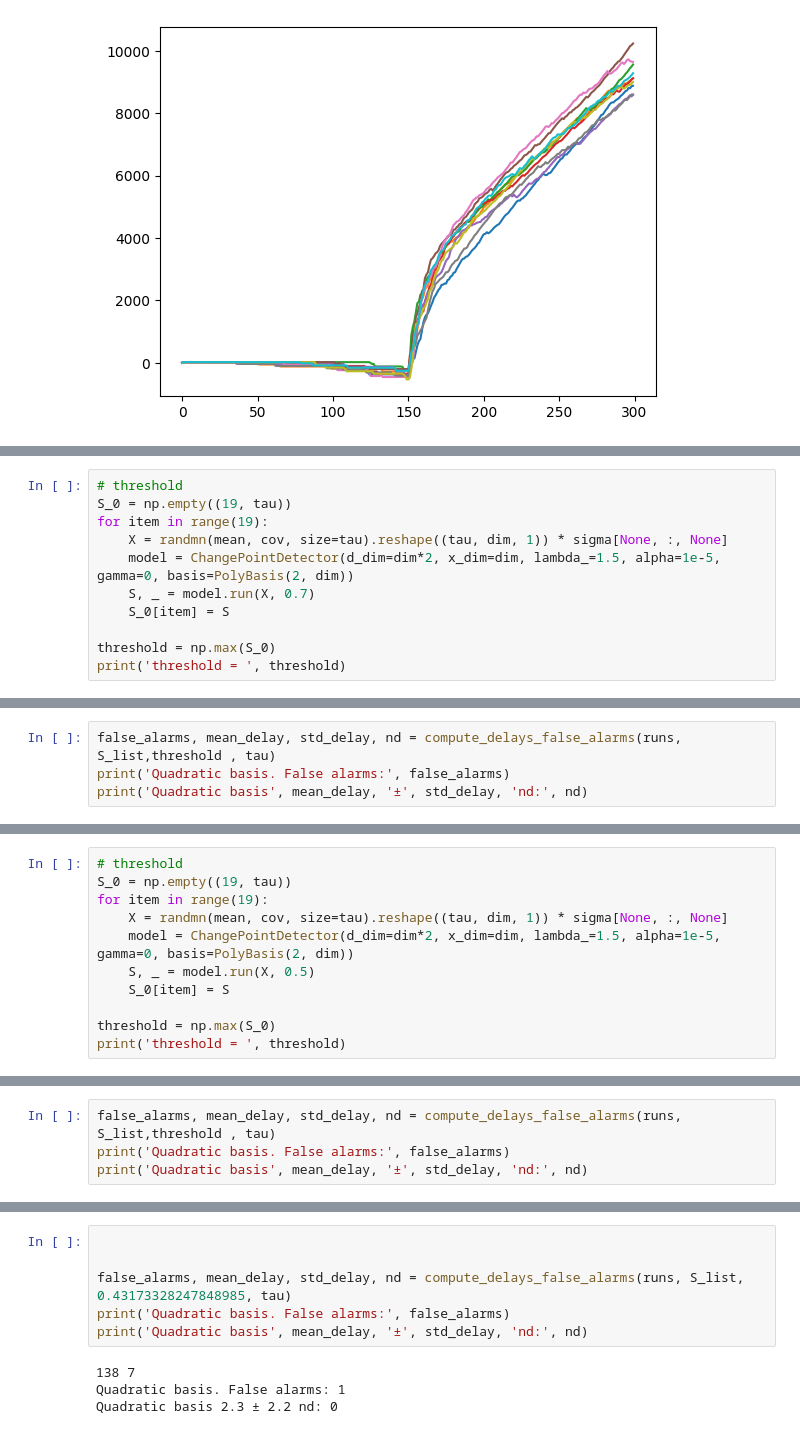
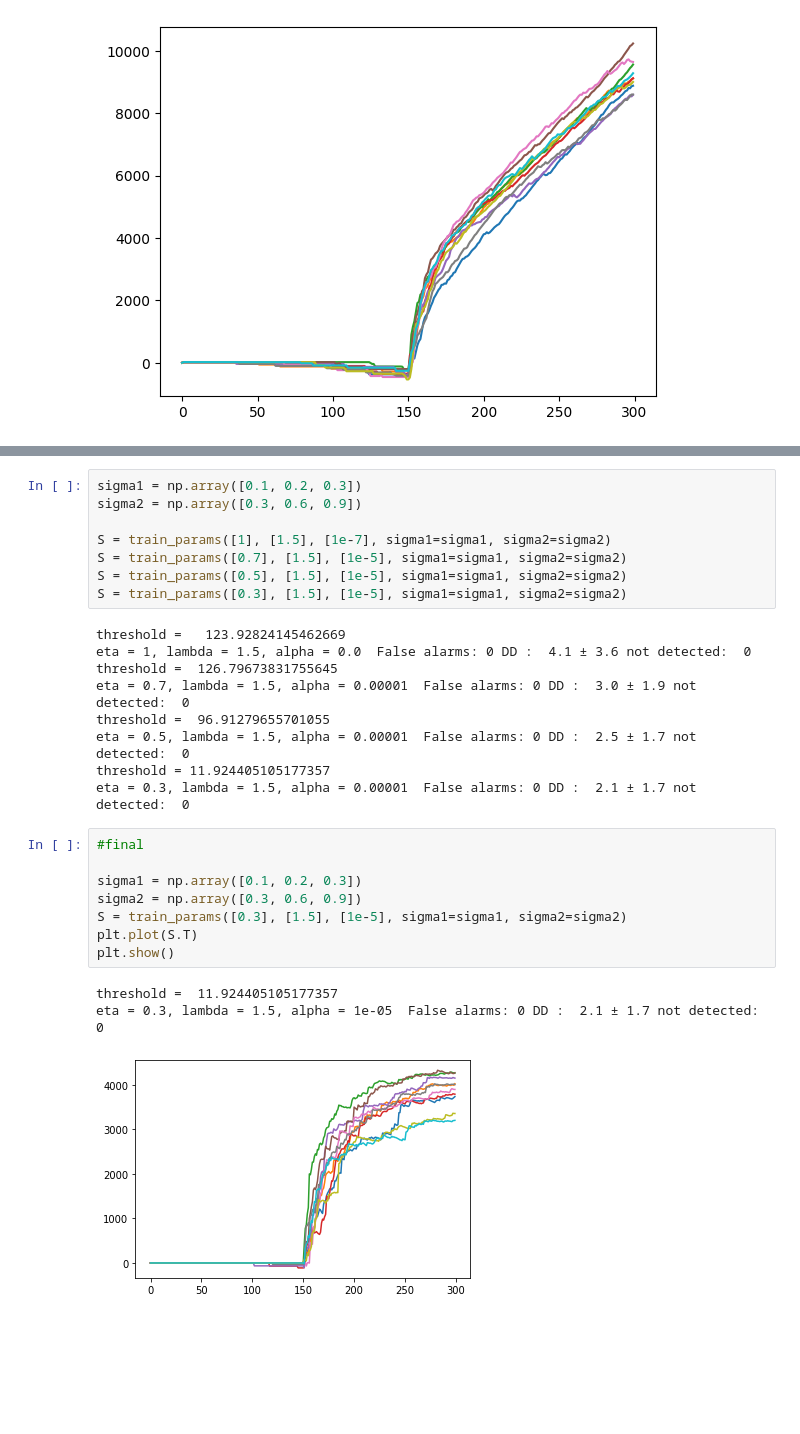
Before and after one commit to lipperr/score_based_change_point_detection, a Jupyter notebook: synthetic_score-based-const-lr.ipynb, the cells around one changed output, grey strips where cells are left out. Saved outputs shown, nothing was run; the diff lists cells and outputs as text; blank space fills up the shorter version.

```diff
--- a/synthetic_score-based-const-lr.ipynb
+++ b/synthetic_score-based-const-lr.ipynb
@@ -698,11 +456,0 @@ plt.show()
-# %%
-# threshold
-S_0 = np.empty((19, tau))
-for item in range(19):
-    X = randmn(mean, cov, size=tau).reshape((tau, dim, 1)) * sigma[None, :, None]
-    model = ChangePointDetector(d_dim=dim*2, x_dim=dim, lambda_=1.5, alpha=1e-5, gamma=0, basis=PolyBasis(2, dim))
-    S, _ = model.run(X, 0.7)
-    S_0[item] = S
-
-threshold = np.max(S_0)
-print('threshold = ', threshold)
@@ -711,4 +456,0 @@ threshold =  126.79673831755645
-# %%
-false_alarms, mean_delay, std_delay, nd = compute_delays_false_alarms(runs, S_list,threshold , tau)
-print('Quadratic basis. False alarms:', false_alarms)
-print('Quadratic basis', mean_delay, '±', std_delay, 'nd:', nd)
@@ -755,11 +456,0 @@ plt.show()
-# %%
-# threshold
-S_0 = np.empty((19, tau))
-for item in range(19):
-    X = randmn(mean, cov, size=tau).reshape((tau, dim, 1)) * sigma[None, :, None]
-    model = ChangePointDetector(d_dim=dim*2, x_dim=dim, lambda_=1.5, alpha=1e-5, gamma=0, basis=PolyBasis(2, dim))
-    S, _ = model.run(X, 0.5)
-    S_0[item] = S
-
-threshold = np.max(S_0)
-print('threshold = ', threshold)
@@ -768,4 +456,0 @@ threshold =  96.91279655701055
-# %%
-false_alarms, mean_delay, std_delay, nd = compute_delays_false_alarms(runs, S_list,threshold , tau)
-print('Quadratic basis. False alarms:', false_alarms)
-print('Quadratic basis', mean_delay, '±', std_delay, 'nd:', nd)
@@ -879,10 +501,29 @@ threshold =  0.43173328247848985
-# %%
-
-
-false_alarms, mean_delay, std_delay, nd = compute_delays_false_alarms(runs, S_list,  0.43173328247848985, tau)
-print('Quadratic basis. False alarms:', false_alarms)
-print('Quadratic basis', mean_delay, '±', std_delay, 'nd:', nd)
-# %% [output]
-138 7
-Quadratic basis. False alarms: 1
-Quadratic basis 2.3 ± 2.2 nd: 0
+# %%
+sigma1 = np.array([0.1, 0.2, 0.3])
+sigma2 = np.array([0.3, 0.6, 0.9])
+
+S = train_params([1], [1.5], [1e-7], sigma1=sigma1, sigma2=sigma2)
+S = train_params([0.7], [1.5], [1e-5], sigma1=sigma1, sigma2=sigma2)
+S = train_params([0.5], [1.5], [1e-5], sigma1=sigma1, sigma2=sigma2)
+S = train_params([0.3], [1.5], [1e-5], sigma1=sigma1, sigma2=sigma2)
+# %% [output]
+threshold =   123.92824145462669
+eta = 1, lambda = 1.5, alpha = 0.0  False alarms: 0 DD :  4.1 ± 3.6 not detected:  0
+threshold =  126.79673831755645
+eta = 0.7, lambda = 1.5, alpha = 0.00001  False alarms: 0 DD :  3.0 ± 1.9 not detected:  0
+threshold =  96.91279655701055
+eta = 0.5, lambda = 1.5, alpha = 0.00001  False alarms: 0 DD :  2.5 ± 1.7 not detected:  0
+threshold = 11.924405105177357
+eta = 0.3, lambda = 1.5, alpha = 0.00001  False alarms: 0 DD :  2.1 ± 1.7 not detected:  0
+# %%
+#final
+
+sigma1 = np.array([0.1, 0.2, 0.3])
+sigma2 = np.array([0.3, 0.6, 0.9])
+S = train_params([0.3], [1.5], [1e-5], sigma1=sigma1, sigma2=sigma2)
+plt.plot(S.T)
+plt.show()
+# %% [output]
+threshold =  11.924405105177357
+eta = 0.3, lambda = 1.5, alpha = 1e-05  False alarms: 0 DD :  2.1 ± 1.7 not detected:  0
+[figure, added]
```
Also changed, not shown: parts of 59 cells of this notebook, 5 other files.
